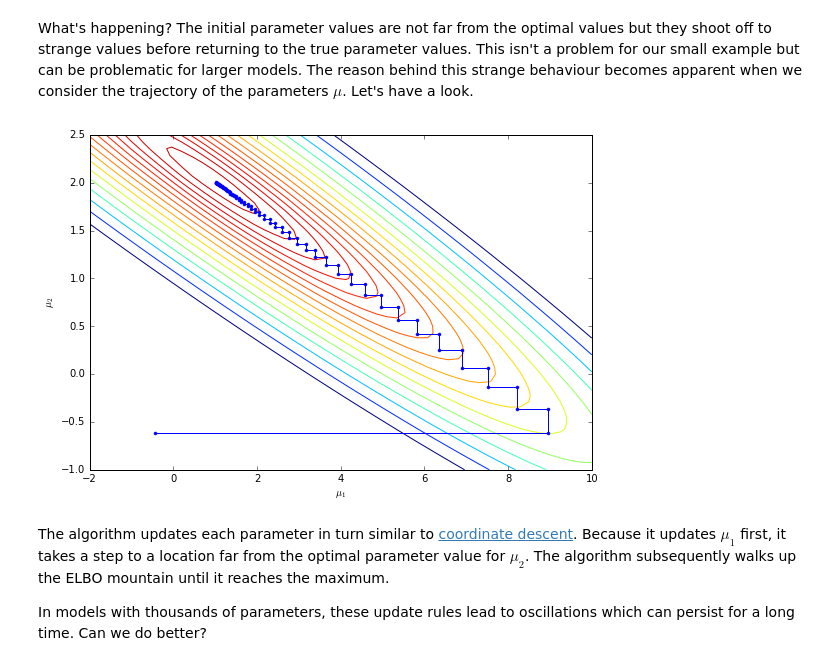
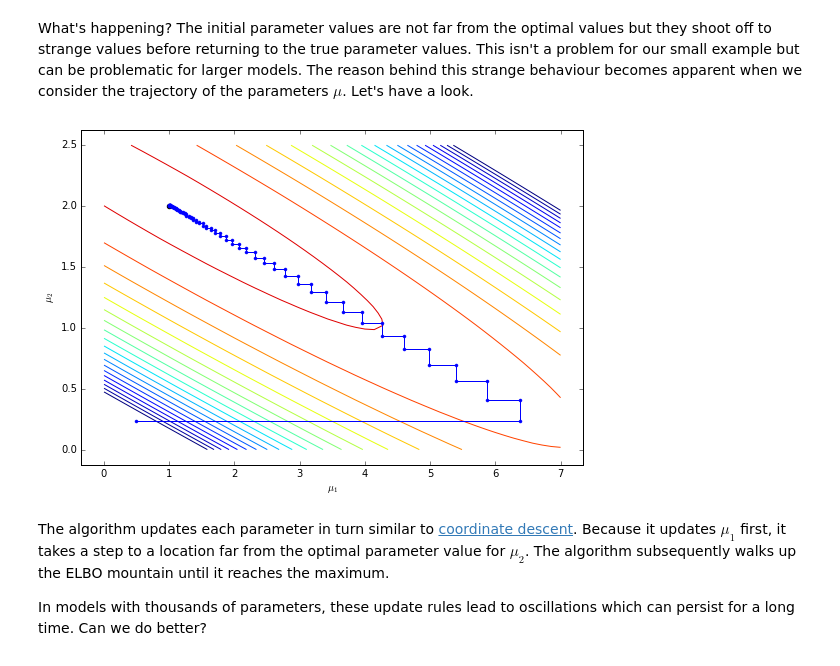
Before and after one commit to tillahoffmann/tillahoffmann.github.io, a Jupyter notebook: _notebooks/oscillating-parameters-in-variational-mean-field-approximation.ipynb, the cells around one changed output. Saved outputs shown, nothing was run; the diff lists cells and outputs as text; code cells hidden in the pictures.

```diff
--- a/_notebooks/oscillating-parameters-in-variational-mean-field-approximation.ipynb
+++ b/_notebooks/oscillating-parameters-in-variational-mean-field-approximation.ipynb
@@ -149,21 +90,9 @@ fig.tight_layout()
 # %% [markdown]
 What's happening? The initial parameter values are not far from the optimal values but they shoot off to strange values before returning to the true parameter values. This isn't a problem for our small example but can be problematic for larger models. The reason behind this strange behaviour becomes apparent when we consider the trajectory of the parameters $\mu$. Let's have a look.
-# %%
-ax = plt.subplot(111)
-# Plot the trajectory
-ax.plot(mu_trace[:, 0], mu_trace[:, 1], marker='.')
-ax.set_xlabel(r'$\mu_1$')
-ax.set_ylabel(r'$\mu_2$')
-
-# Plot the energy landscape
-mu1 = np.linspace(*ax.get_xlim())
-mu2 = np.linspace(*ax.get_ylim())
-
-landscape = np.reshape([evaluate_elbo((_mu1, _mu2), X, y) for _mu1 in mu1 for _mu2 in mu2], (50, 50))
-ax.contour(mu1, mu2, landscape.T, levels=-np.logspace(4, 0, 50))
-pass
-# %% [output]
-[figure, removed]
+# %%
+plot_trajectory(X, y, trace, theta, levels=np.logspace(4, 4.45, 20))
+# %% [output]
+[figure, added]
 # %% [markdown]
 The algorithm updates each parameter in turn similar to [coordinate descent](https://en.wikipedia.org/wiki/Coordinate_descent). Because it updates $\mu_1$ first, it takes a step to a location far from the optimal parameter value for $\mu_2$. The algorithm subsequently walks up the ELBO mountain until it reaches the maximum.
 
```
Also changed, not shown: parts of 8 cells of this notebook, 7 other files.
